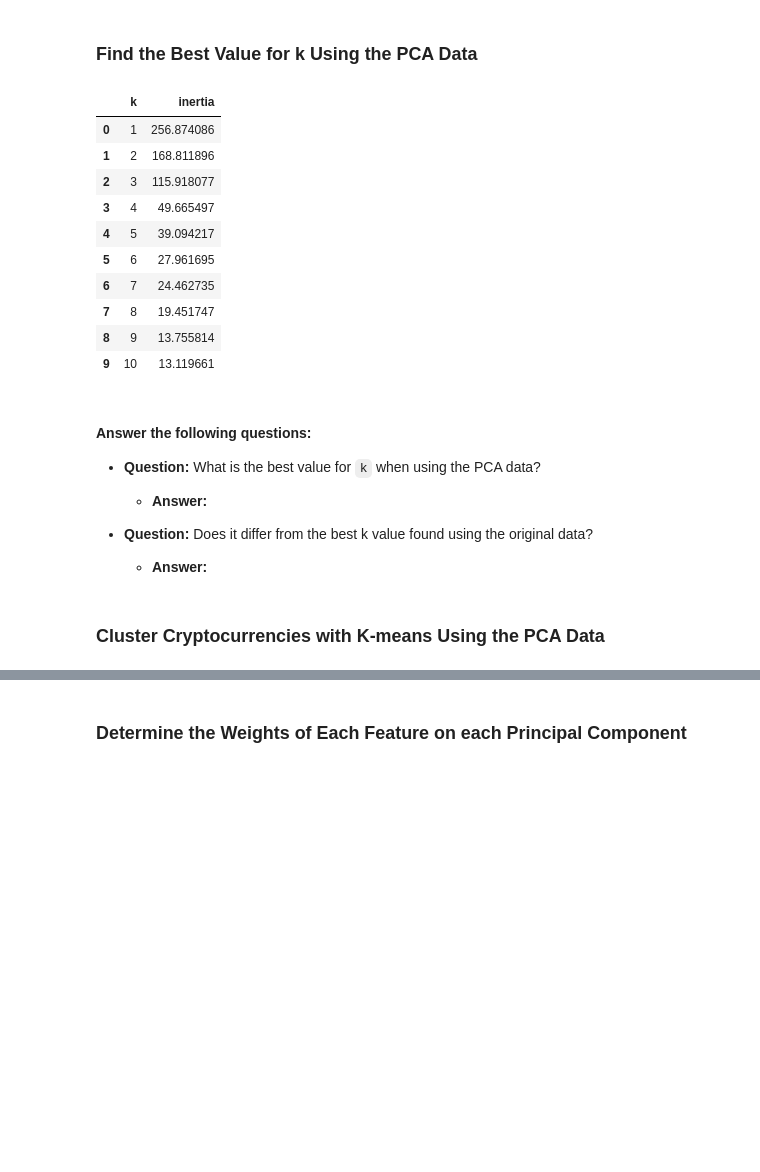
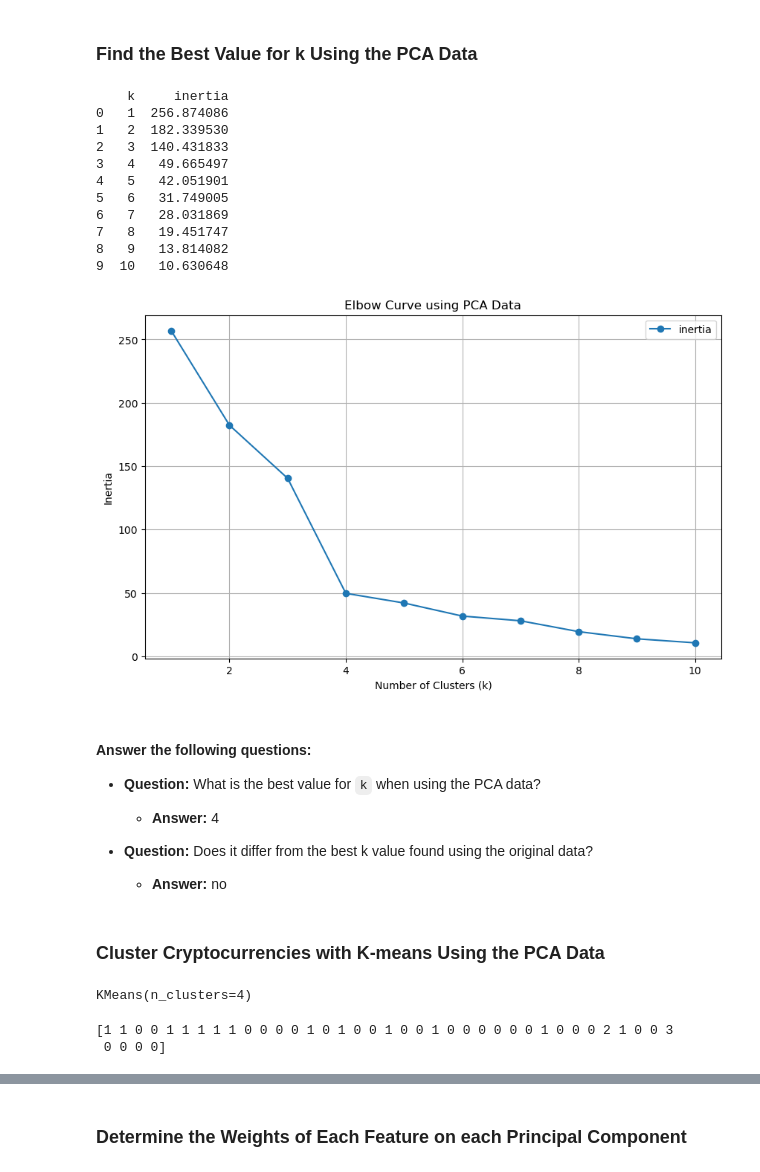
Before and after one commit to mattrodosky/CryptoClustering, a Jupyter notebook: Crypto_Clustering.ipynb, the cells around one changed output, grey strips where cells are left out. Drawn from its saved outputs; the diff is of its cells as text; code cells hidden in the pictures; blank space fills up the shorter version.

```diff
--- a/Crypto_Clustering.ipynb
+++ b/Crypto_Clustering.ipynb
@@ -137,9 +202,16 @@ market_data_df.describe()
 ### Optimize Clusters with Principal Component Analysis.
 # %%
 # Create a PCA model instance and set `n_components=3`.
+pca = PCA(n_components=3)
 # %%
 # Use the PCA model with `fit_transform` on the original scaled DataFrame to reduce to three principal components.
-
+pca_data = pca.fit_transform(scaled_df)
 
 # View the first five rows of the DataFrame.
+pca_df = pd.DataFrame(
+    data=pca_data,
+    columns=['PC1', 'PC2', 'PC3'],
+    index=scaled_df.index
+)
+print(pca_df.head())
 # %% [output]
@@ -190,50 +275,70 @@ array([0.3719856 , 0.34700813, 0.17603793])
 # %%
 # Create a list with the number of k-values to try
 # Use a range from 1 to 11
-
+#Alread created k_values earlier
 
 # Create an empty list to store the inertia values
-
+pca_inertia = []
 
 # Create a for loop to compute the inertia with each possible value of k
+for k in k_values:
 # Inside the loop:
 # 1. Create a KMeans model using the loop counter for the n_clusters
+    model = KMeans(n_clusters=k, random_state=42)
 # 2. Fit the model to the data using PCA DataFrame.
+    model.fit(pca_df)
 # 3. Append the model.inertia_ to the inertia list
-
+    pca_inertia.append(model.inertia_)
 
 # Create a dictionary with the data to plot the Elbow curve
-
+pca_elbow_data = {
+    'k': k_values,
+    'inertia': pca_inertia
+}
 
 # Create a DataFrame with the data to plot the Elbow curve
-
+pca_elbow_df = pd.DataFrame(pca_elbow_data)
 
 # Display the DataFrame
+print(pca_elbow_df)
 # %% [output]
-|  | k | inertia |
-| 0 | 1 | 256.874086 |
-| 1 | 2 | 168.811896 |
-| 2 | 3 | 115.918077 |
-| 3 | 4 | 49.665497 |
-| 4 | 5 | 39.094217 |
-| 5 | 6 | 27.961695 |
-| 6 | 7 | 24.462735 |
-| 7 | 8 | 19.451747 |
-| 8 | 9 | 13.755814 |
-| 9 | 10 | 13.119661 |
+    k     inertia
+0   1  256.874086
+1   2  182.339530
+2   3  140.431833
+3   4   49.665497
+4   5   42.051901
+5   6   31.749005
+6   7   28.031869
+7   8   19.451747
+8   9   13.814082
+9  10   10.630648
 # %%
 # Plot a line chart with all the inertia values computed with
 # the different values of k to visually identify the optimal value for k.
+pca_elbow_plot = pca_elbow_df.plot(
+    x='k',
+    y='inertia',
+    kind='line',
+    marker='o',
+    title='Elbow Curve using PCA Data',
+    xlabel='Number of Clusters (k)',
+    ylabel='Inertia',
+    grid=True,
+    figsize=(10,6)
+)
+# %% [output]
+[figure, added]
 # %% [markdown]
 #### Answer the following questions:
 * **Question:** What is the best value for `k` when using the PCA data?
 
-  * **Answer:**
+  * **Answer:** 4
 
 
 * **Question:** Does it differ from the best k value found using the original data?
 
-  * **Answer:**
+  * **Answer:**  no
 # %% [markdown]
 ### Cluster Cryptocurrencies with K-means Using the PCA Data
 # %%
@@ -241,9 +347,16 @@ array([0.3719856 , 0.34700813, 0.17603793])
 # %%
 # Fit the K-Means model using the PCA data
+pca_kmeans.fit(pca_df)
+# %% [output]
+KMeans(n_clusters=4)
 # %%
 # Predict the clusters to group the cryptocurrencies using the PCA data
-
+pca_clusters = pca_kmeans.predict(pca_df)
 
 # Print the resulting array of cluster values.
+print(pca_clusters)
+# %% [output]
+[1 1 0 0 1 1 1 1 1 0 0 0 0 1 0 1 0 0 1 0 0 1 0 0 0 0 0 0 1 0 0 0 2 1 0 0 3
+ 0 0 0 0]
 # %%
 # Create a copy of the DataFrame with the PCA data
```
Also changed, not shown: parts of 22 cells of this notebook.
